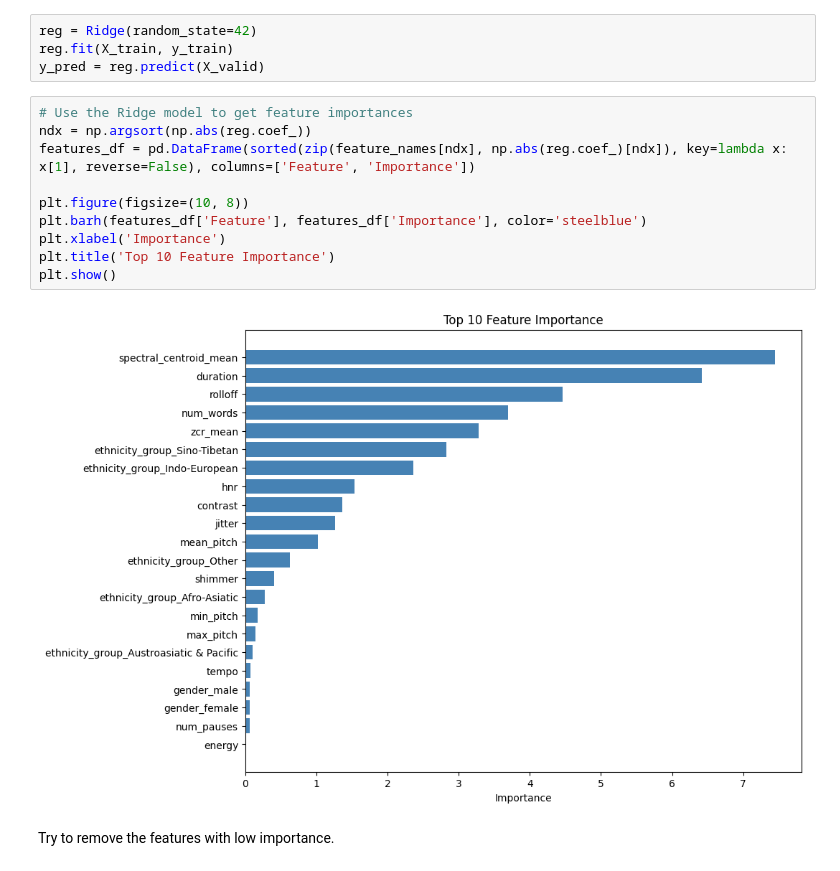
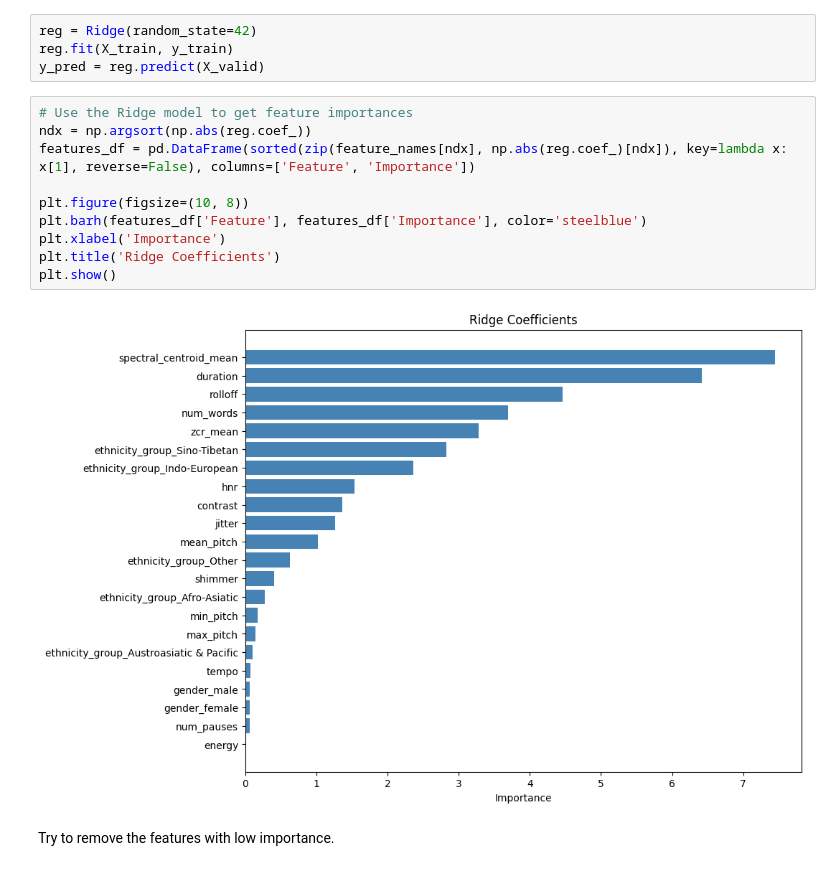
Before and after one commit to d4darius/DSL-AgeDetection, a Jupyter notebook: DSL-AgeDetection.ipynb, the cells around one changed output. Cells and saved outputs as stored; diff of their text form.

```diff
--- a/DSL-AgeDetection.ipynb
+++ b/DSL-AgeDetection.ipynb
@@ -280,15 +283,15 @@ y_pred = reg.predict(X_valid)
 # %%
 # Use the Ridge model to get feature importances
 ndx = np.argsort(np.abs(reg.coef_))
 features_df = pd.DataFrame(sorted(zip(feature_names[ndx], np.abs(reg.coef_)[ndx]), key=lambda x: x[1], reverse=False), columns=['Feature', 'Importance'])
 
 plt.figure(figsize=(10, 8))
 plt.barh(features_df['Feature'], features_df['Importance'], color='steelblue')
 plt.xlabel('Importance')
-plt.title('Top 10 Feature Importance')
+plt.title('Ridge Coefficients')
 plt.show()
 # %% [output]
-[figure, old version]
+[figure, new version]
 # %% [markdown]
 Try to remove the features with low importance.
 # %%
```
Also changed, not shown: parts of 17 cells of this notebook, 4 other files.
